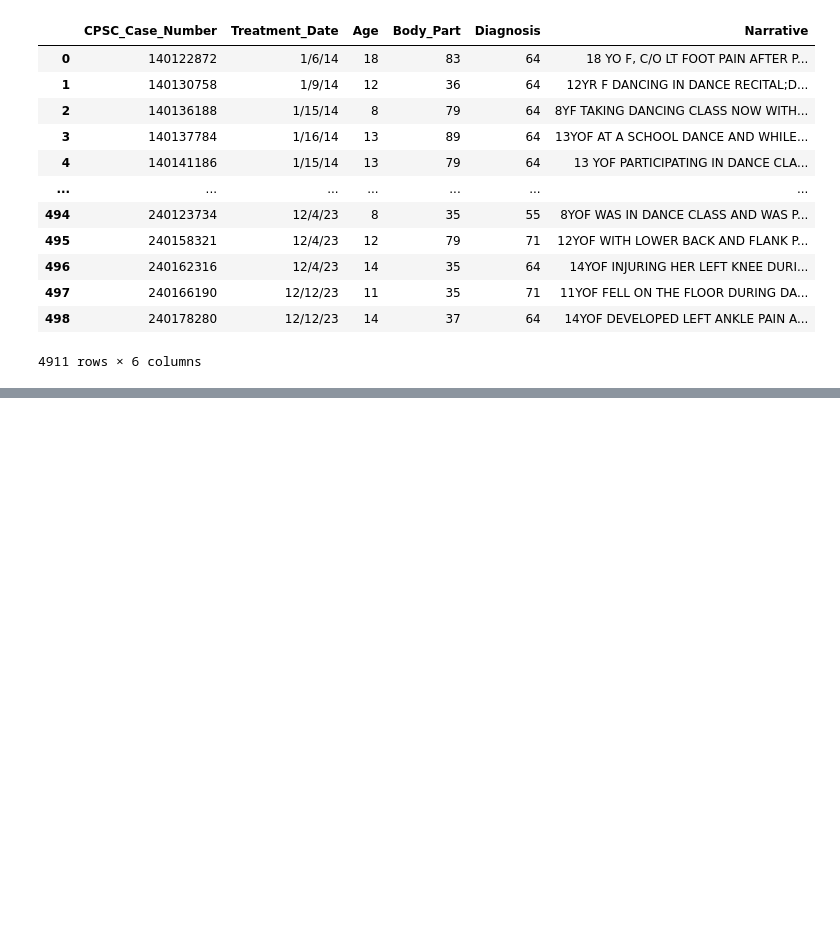
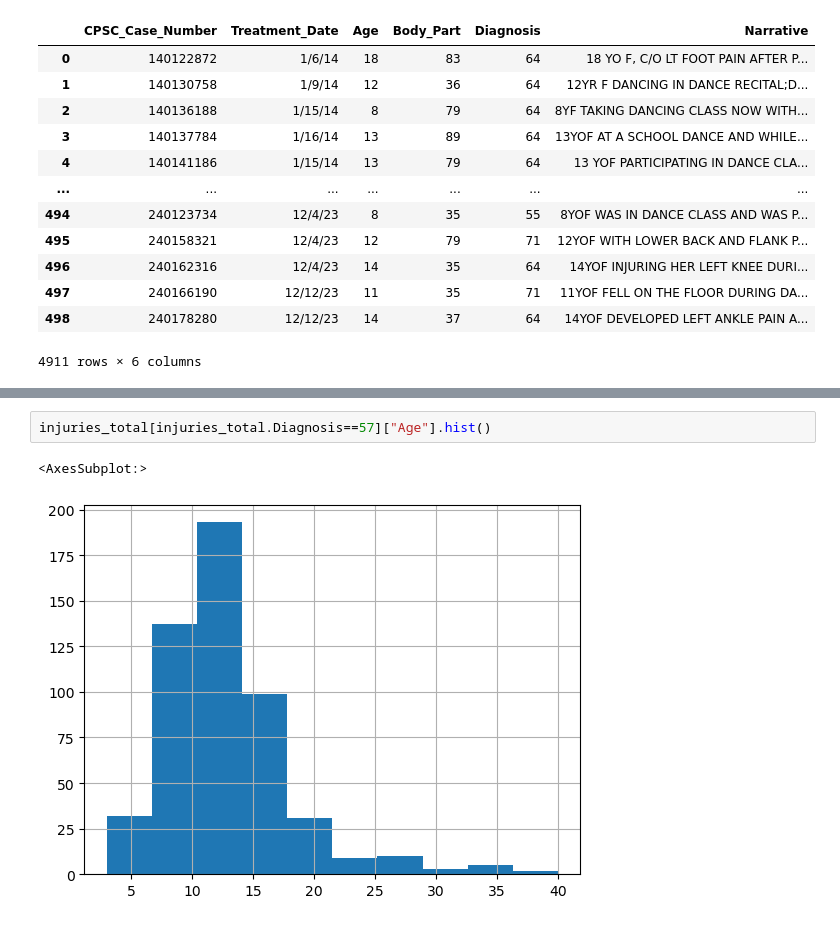
Before and after one commit to ccgurek/Data-400-Final-Project, a Jupyter notebook: Final Project Work.ipynb, the cells around one changed output, grey strips where cells are left out. Saved outputs shown, nothing was run; the diff lists cells and outputs as text; blank space fills up the shorter version.

```diff
--- a/Final Project Work.ipynb
+++ b/Final Project Work.ipynb
@@ -37,3 +67,8 @@ injuries_total
+# %%
+injuries_total[injuries_total.Diagnosis==57]["Age"].hist()
+# %% [output]
+<AxesSubplot:>
+[figure, added]
 # %%
 # #text analysis
 import pandas as pd
```
Also changed, not shown: parts of 8 cells of this notebook.
